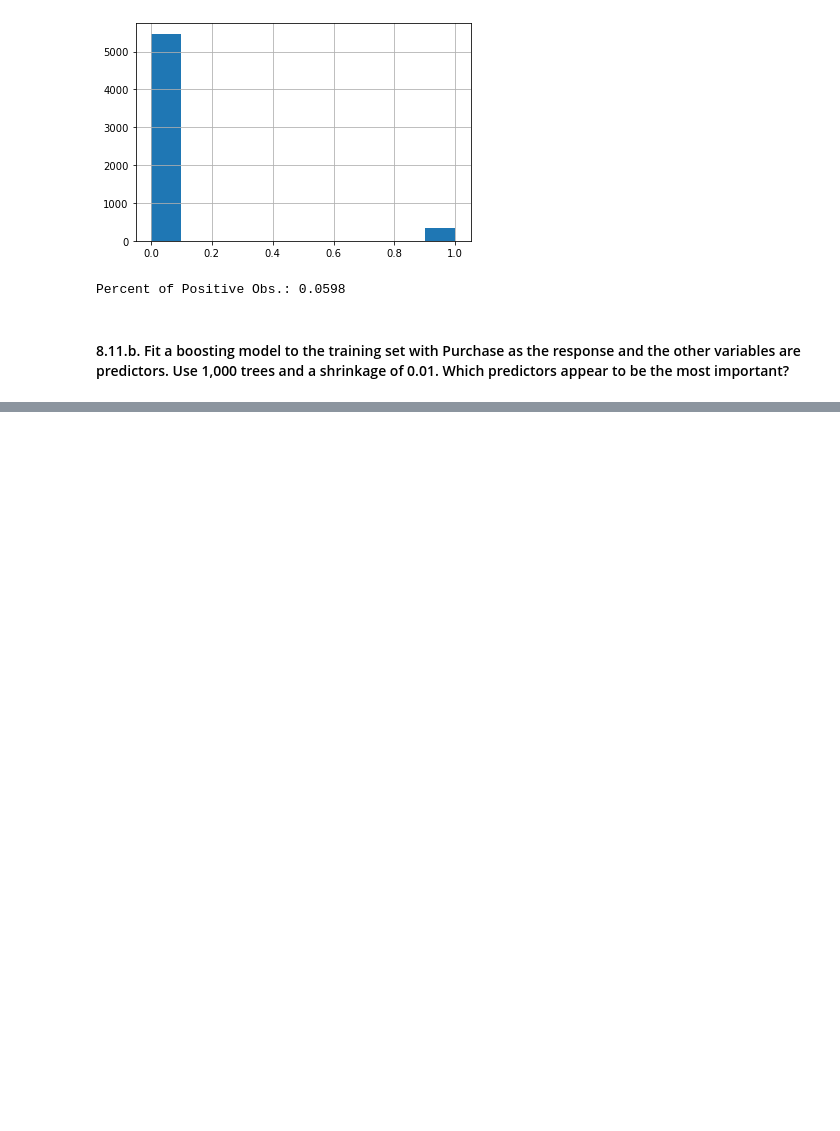
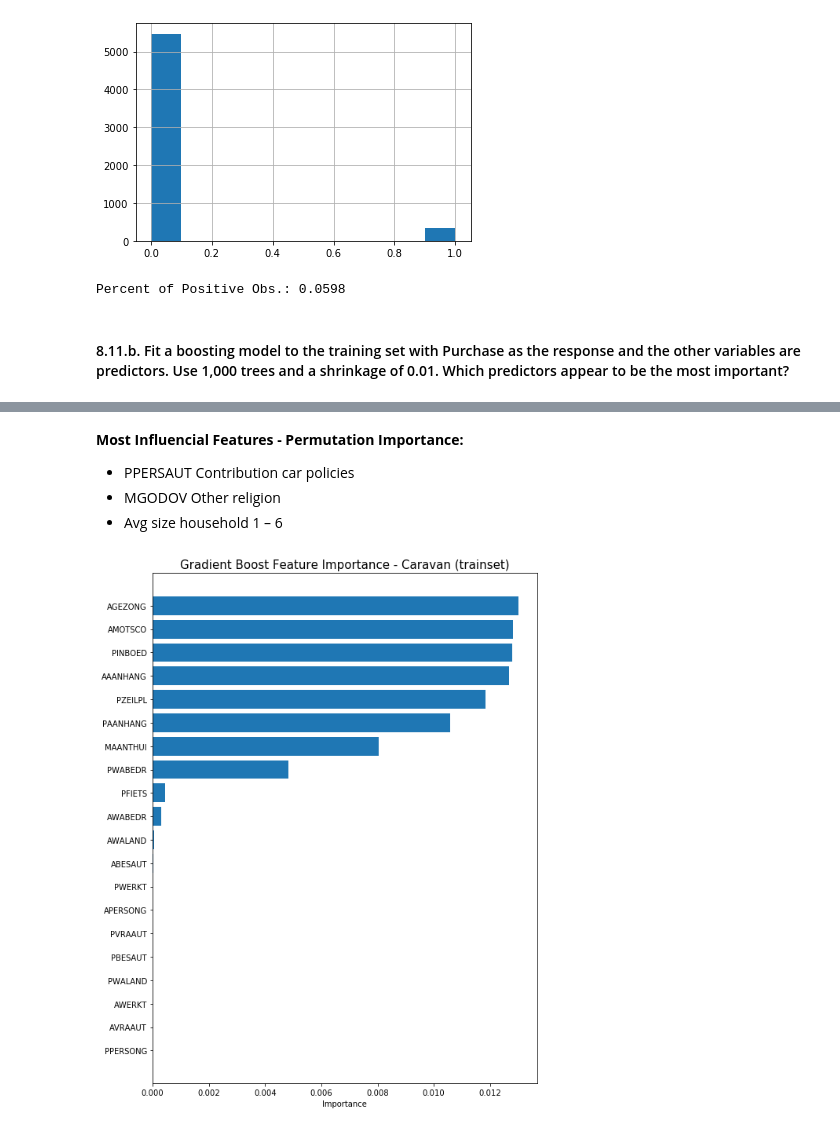
Before and after one commit to Morgan-Sell/islr-labs-exercises-python, a Jupyter notebook: exercises/08_tree_based_methods_exercises.ipynb, the cells around one changed output, grey strips where cells are left out. Saved outputs shown, nothing was run; the diff lists cells and outputs as text; code cells hidden in the pictures; blank space fills up the shorter version.

Commit message:
Significant difference b/t feature and permutation importance for the question 8.11. caravan dataset

```diff
--- a/exercises/08_tree_based_methods_exercises.ipynb
+++ b/exercises/08_tree_based_methods_exercises.ipynb
@@ -558,0 +559,14 @@ ch8_utils.calculate_and_plot_permutation_importance(gboost2, X_over, y_over, 10,
+# %% [markdown]
+**Most Influencial Features - Permutation Importance:**
+<br>
+- PPERSAUT Contribution car policies
+- MGODOV Other religion
+- Avg size household 1 – 6
+# %%
+ch8_utils.display_bagging_rf_feature_importance(gboost2,
+                                                X_over,
+                                                "Gradient Boost Feature Importance - Caravan (trainset)",
+                                                (8,10),
+                                                20)
+# %% [output]
+[figure, added]
```
Also changed, not shown: parts of 3 cells of this notebook, 1 other file.
